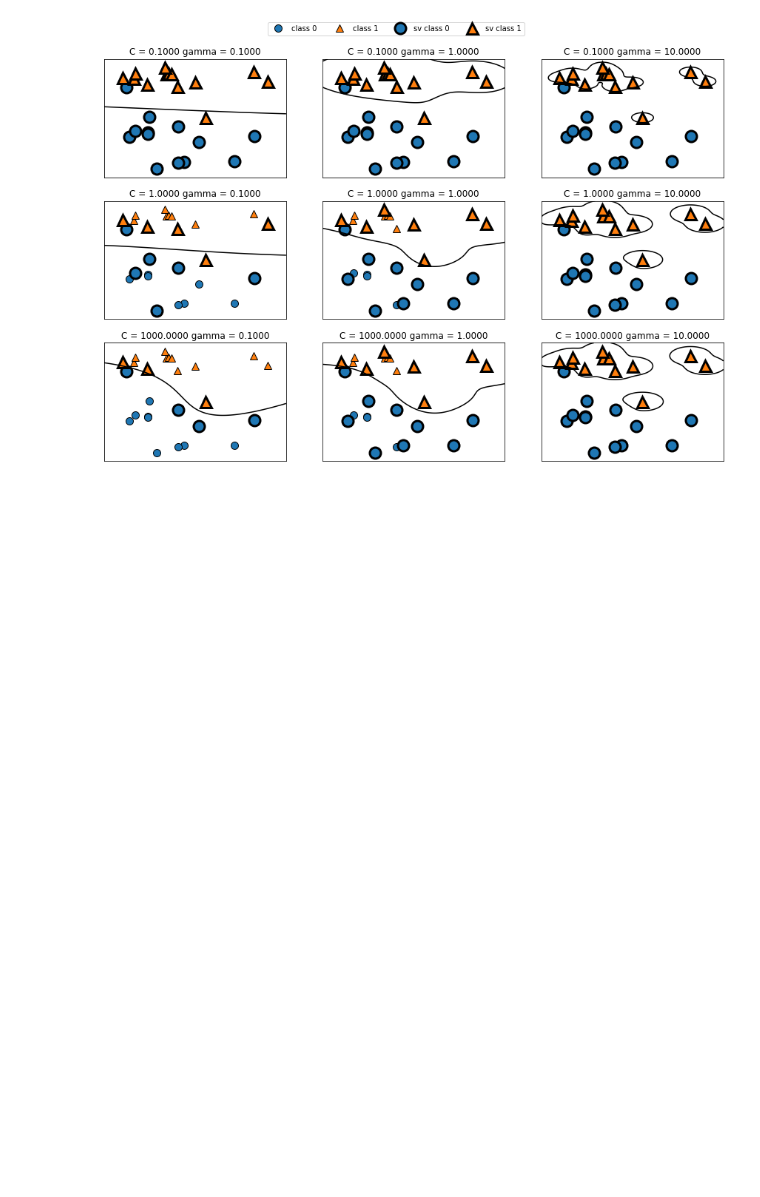
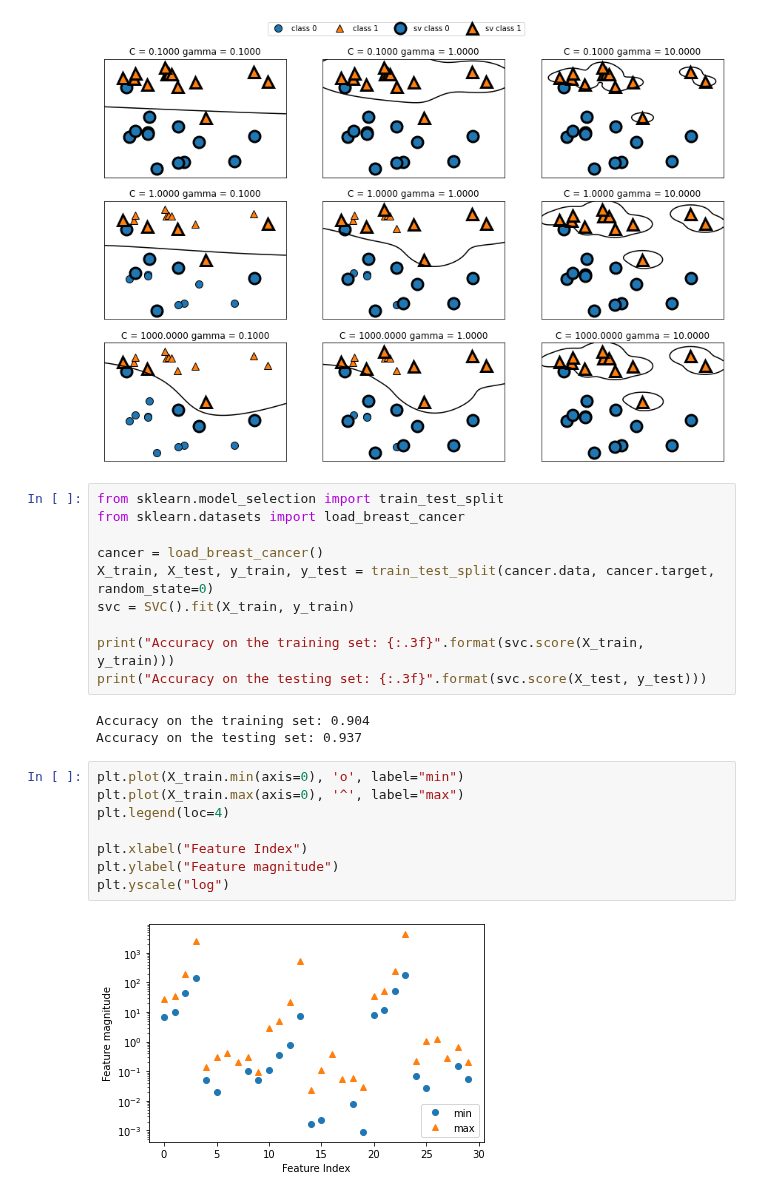
Before and after one commit to aryamanak10/Introduction-to-Machine-Learning-Book-Codes, a Jupyter notebook: Chapter 2/Kernelized Support Vector Machines.ipynb, the cells around one changed output. Cells and saved outputs as stored; diff of their text form; blank space fills up the shorter version.

Commit message:
SVC on Breast Cancer Datasets

```diff
--- a/Chapter 2/Kernelized Support Vector Machines.ipynb
+++ b/Chapter 2/Kernelized Support Vector Machines.ipynb
@@ -108,3 +108,26 @@ axes[0, 0].legend(["class 0", "class 1", "sv class 0", "sv class 1"],
 # %% [output]
 <matplotlib.legend.Legend at 0x...>
 [figure]
+# %%
+from sklearn.model_selection import train_test_split
+from sklearn.datasets import load_breast_cancer
+
+cancer = load_breast_cancer()
+X_train, X_test, y_train, y_test = train_test_split(cancer.data, cancer.target, random_state=0)
+svc = SVC().fit(X_train, y_train)
+
+print("Accuracy on the training set: {:.3f}".format(svc.score(X_train, y_train)))
+print("Accuracy on the testing set: {:.3f}".format(svc.score(X_test, y_test)))
+# %% [output]
+Accuracy on the training set: 0.904
+Accuracy on the testing set: 0.937
+# %%
+plt.plot(X_train.min(axis=0), 'o', label="min")
+plt.plot(X_train.max(axis=0), '^', label="max")
+plt.legend(loc=4)
+
+plt.xlabel("Feature Index")
+plt.ylabel("Feature magnitude")
+plt.yscale("log")
+# %% [output]
+[figure, added]
```
Also changed, not shown: parts of 2 cells of this notebook.
